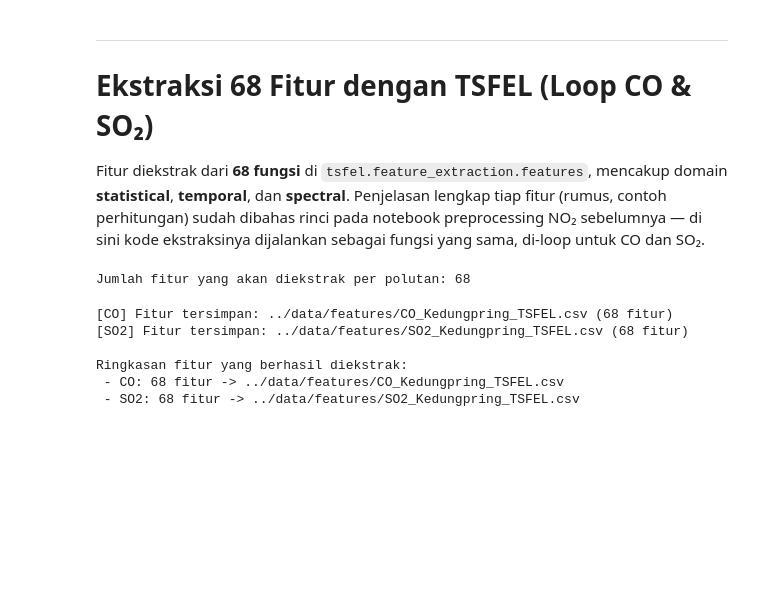
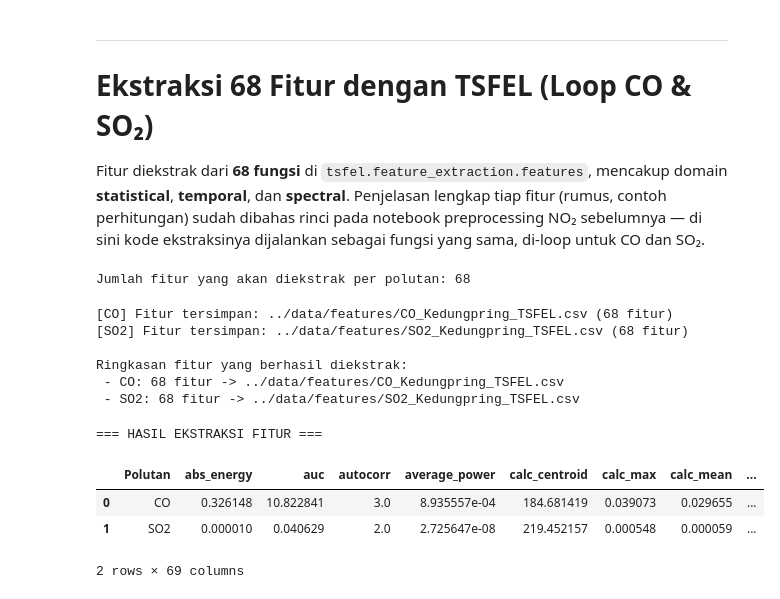
Before and after one commit to TriswantiJannatulMawa/PSD, a Jupyter notebook: _sources/preprocessing-fitur-co-so2-kedungpring.ipynb, the cells around one changed output. Saved outputs shown, nothing was run; the diff lists cells and outputs as text; code cells hidden in the pictures; blank space fills up the shorter version.

```diff
--- a/_sources/preprocessing-fitur-co-so2-kedungpring.ipynb
+++ b/_sources/preprocessing-fitur-co-so2-kedungpring.ipynb
@@ -239,3 +254,22 @@ for band, feats in feature_results.items():
 Ringkasan fitur yang berhasil diekstrak:
  - CO: 68 fitur -> ../data/features/CO_Kedungpring_TSFEL.csv
  - SO2: 68 fitur -> ../data/features/SO2_Kedungpring_TSFEL.csv
+# %%
+print("\n=== HASIL EKSTRAKSI FITUR ===")
+
+all_features = []
+
+for band, feats in feature_results.items():
+    temp = feats.copy()
+    temp.insert(0, "Polutan", band)
+    all_features.append(temp)
+
+all_features_df = pd.concat(all_features, ignore_index=True)
+
+display(all_features_df)
+# %% [output]
+=== HASIL EKSTRAKSI FITUR ===
+|  | Polutan | abs_energy | auc | autocorr | average_power | calc_centroid | calc_max | calc_mean | ... |
+| 0 | CO | 0.326148 | 10.822841 | 3.0 | 8.935557e-04 | 184.681419 | 0.039073 | 0.029655 | ... |
+| 1 | SO2 | 0.000010 | 0.040629 | 2.0 | 2.725647e-08 | 219.452157 | 0.000548 | 0.000059 | ... |
+2 rows × 69 columns
```
Also changed, not shown: parts of 2 cells of this notebook, 2 other files.
